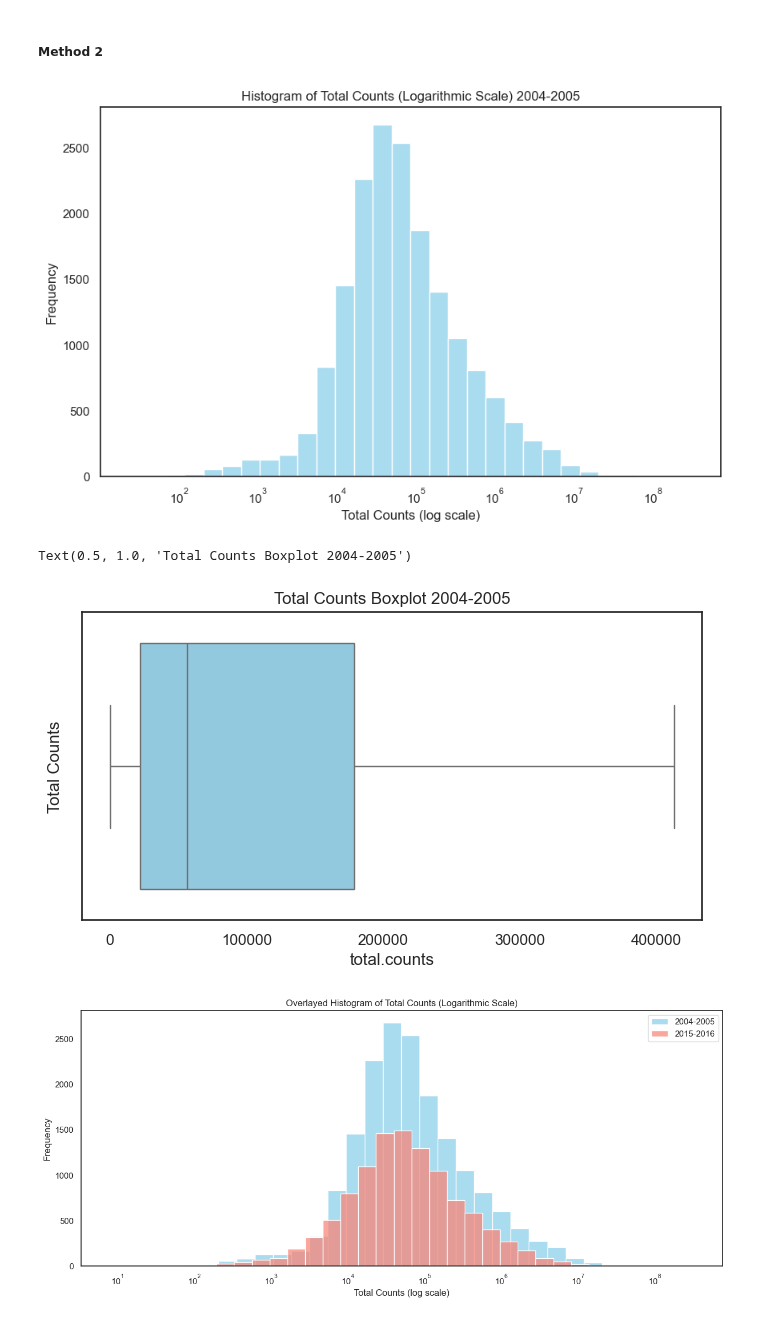
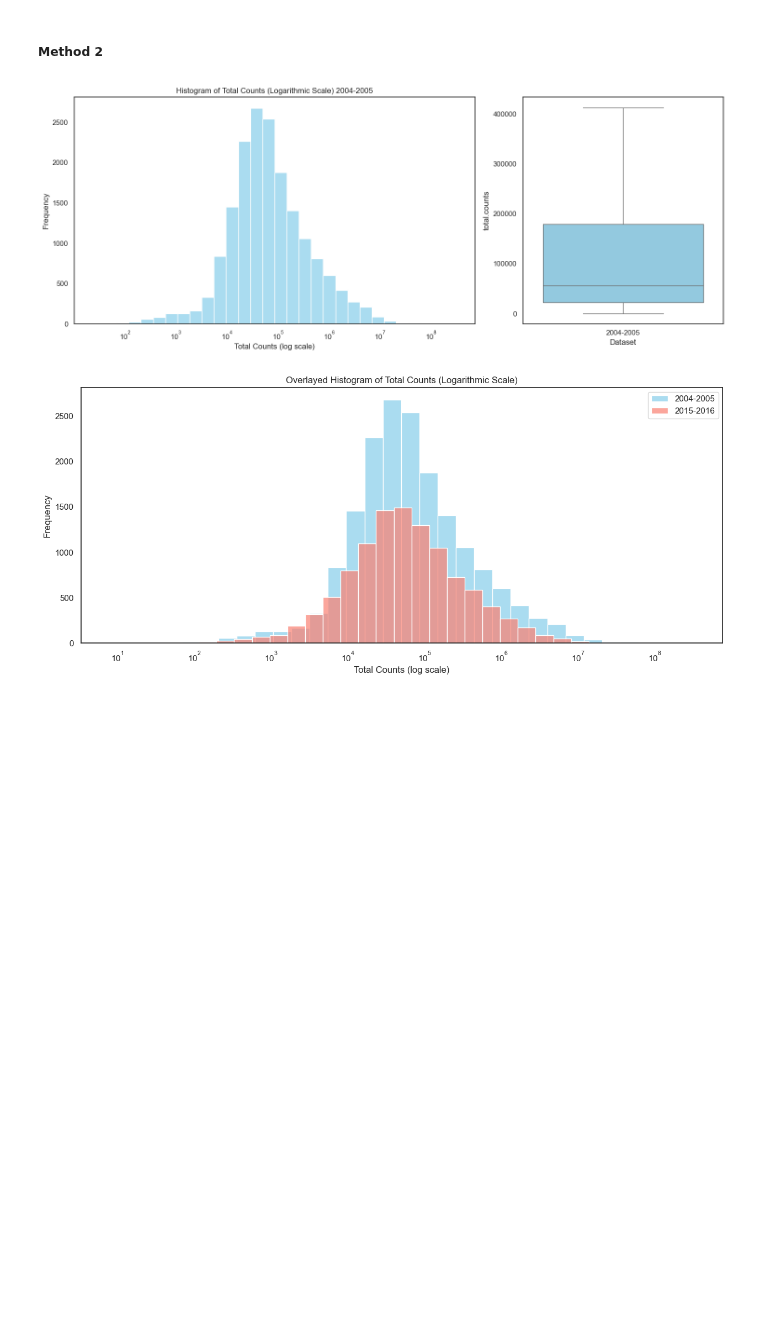
Before and after one commit to stphl/COSC3337-SolarFlaresProject, a Jupyter notebook: #2_Group_Group_Project.ipynb, the cells around one changed output. Saved outputs shown, nothing was run; the diff lists cells and outputs as text; code cells hidden in the pictures; blank space fills up the shorter version.

```diff
--- a/#2_Group_Group_Project.ipynb
+++ b/#2_Group_Group_Project.ipynb
@@ -7,35 +7,39 @@
 # %%
 import matplotlib.pyplot as plt
 import pandas as pd
 import numpy as np
 import seaborn as sns
 from matplotlib.colors import ListedColormap
 import matplotlib.patches as mpatches
 import matplotlib.pyplot as plt
 import joypy
 
 # Load dataset
 df = pd.read_csv('Solar_flare_RHESSI_2004_05.csv')
 df2 = pd.read_csv('Solar_flare_RHESSI_2015_16.csv')
 
 sns.set(style="white")
 sns.set_palette("pastel")
 
-plt.figure(figsize=(10, 6))
-sns.histplot(df['total.counts'], bins=30, kde=False, color='skyblue', alpha=0.7, log_scale=True)
-plt.xlabel('Total Counts (log scale)')
-plt.ylabel('Frequency')
-plt.title('Histogram of Total Counts (Logarithmic Scale) 2004-2005')
+# Create a 1x2 subplot grid
+fig, axes = plt.subplots(1, 2, figsize=(15, 6), gridspec_kw={'width_ratios': [2, 1]})
+
+# Plot the histogram on the first subplot
+sns.histplot(df['total.counts'], bins=30, kde=False, color='skyblue', alpha=0.7, log_scale=True, ax=axes[0])
+axes[0].set_xlabel('Total Counts (log scale)')
+axes[0].set_ylabel('Frequency')
+axes[0].set_title('Histogram of Total Counts (Logarithmic Scale) 2004-2005')
+
+sns.boxplot(x='Dataset', y='total.counts', data=pd.concat([df.assign(Dataset='2004-2005')]), showfliers=False, color='skyblue')
+
+plt.subplots_adjust(wspace=5)
+# Adjust layout for better spacing
+plt.tight_layout()
+
+# Show the plots
 plt.show()
-
-plt.figure(figsize=(8, 4))
-bp = sns.boxplot(x=df['total.counts'], showfliers=False, color='skyblue')
-plt.ylabel('Total Counts')
-plt.title('Total Counts Boxplot 2004-2005')
 # %% [output]
-[figure, old version]
+[figure, new version]
-Text(0.5, 1.0, 'Total Counts Boxplot 2004-2005')
-[figure, removed]
 # %%
 sns.set(style="white")
 sns.set_palette("pastel")
```
